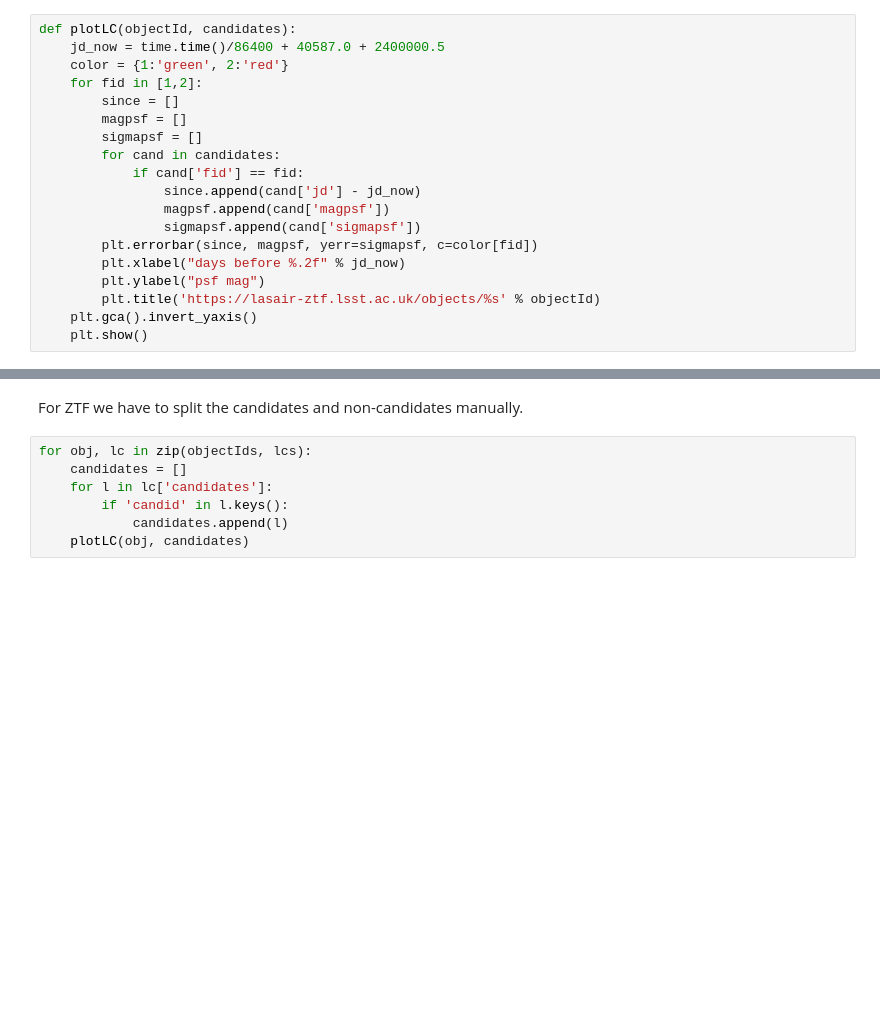
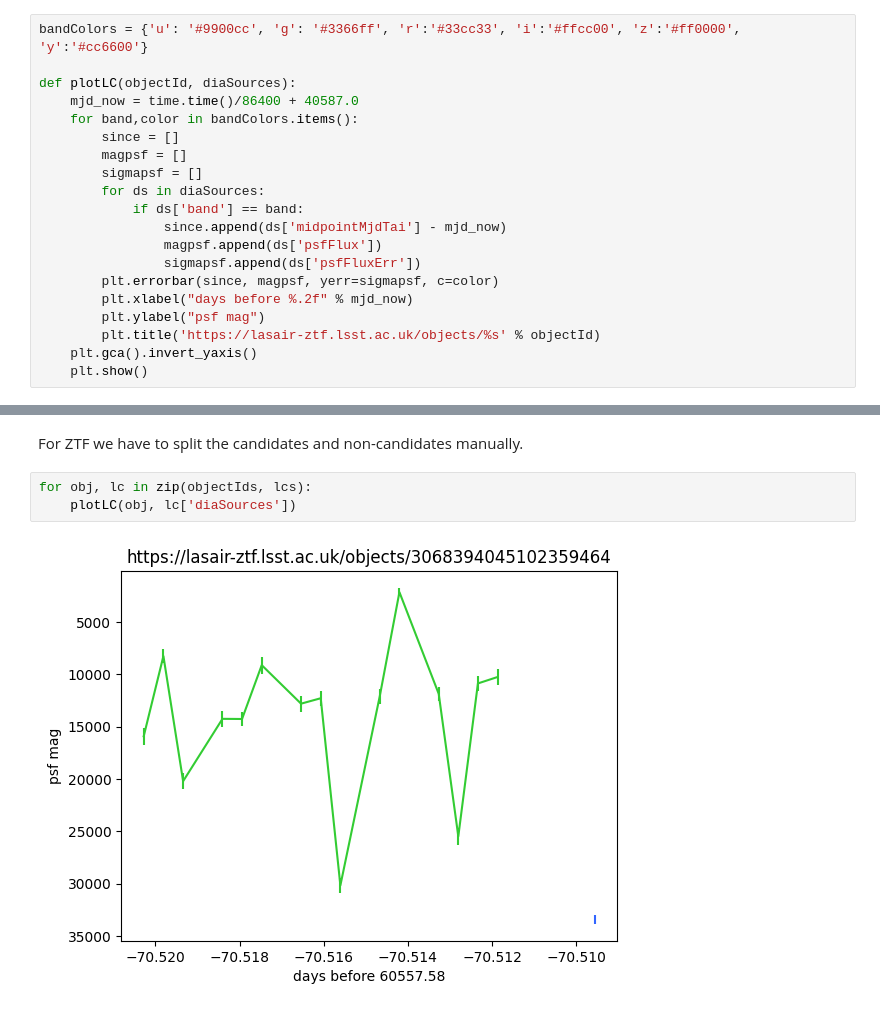
Before and after one commit to lsst-uk/lasair-examples, a Jupyter notebook: notebooks/API_lsst/BrightSNe.ipynb, the cells around one changed output, grey strips where cells are left out. Cells and saved outputs as stored; diff of their text form; blank space fills up the shorter version.

```diff
--- a/notebooks/API_lsst/BrightSNe.ipynb
+++ b/notebooks/API_lsst/BrightSNe.ipynb
@@ -48,20 +48,21 @@ print(objectIds)
 # %% [markdown]
 ### Plot lightcurve function
 # %%
-def plotLC(objectId, candidates):
-    jd_now = time.time()/86400 + 40587.0 + 2400000.5
-    color = {1:'green', 2:'red'}
-    for fid in [1,2]:
+bandColors = {'u': '#9900cc', 'g': '#3366ff', 'r':'#33cc33', 'i':'#ffcc00', 'z':'#ff0000', 'y':'#cc6600'}
+
+def plotLC(objectId, diaSources):
+    mjd_now = time.time()/86400 + 40587.0
+    for band,color in bandColors.items():
         since = []
         magpsf = []
         sigmapsf = []
-        for cand in candidates:
-            if cand['fid'] == fid:
-                since.append(cand['jd'] - jd_now)
-                magpsf.append(cand['magpsf'])
-                sigmapsf.append(cand['sigmapsf'])
-        plt.errorbar(since, magpsf, yerr=sigmapsf, c=color[fid])
-        plt.xlabel("days before %.2f" % jd_now)
+        for ds in diaSources:
+            if ds['band'] == band:
+                since.append(ds['midpointMjdTai'] - mjd_now)
+                magpsf.append(ds['psfFlux'])
+                sigmapsf.append(ds['psfFluxErr'])
+        plt.errorbar(since, magpsf, yerr=sigmapsf, c=color)
+        plt.xlabel("days before %.2f" % mjd_now)
         plt.ylabel("psf mag")
         plt.title('https://lasair-ztf.lsst.ac.uk/objects/%s' % objectId)
     plt.gca().invert_yaxis()
@@ -79,8 +75,6 @@ LasairError: Internal Server Error<!DOCTYPE html>
 For ZTF we have to split the candidates and non-candidates manually.
 # %%
 for obj, lc in zip(objectIds, lcs):
-    candidates = []
-    for l in lc['candidates']:
-        if 'candid' in l.keys():
-            candidates.append(l)
-    plotLC(obj, candidates)
+    plotLC(obj, lc['diaSources'])
+# %% [output]
+[figure, added]
```
Also changed, not shown: parts of 3 cells of this notebook, 4 other files.
